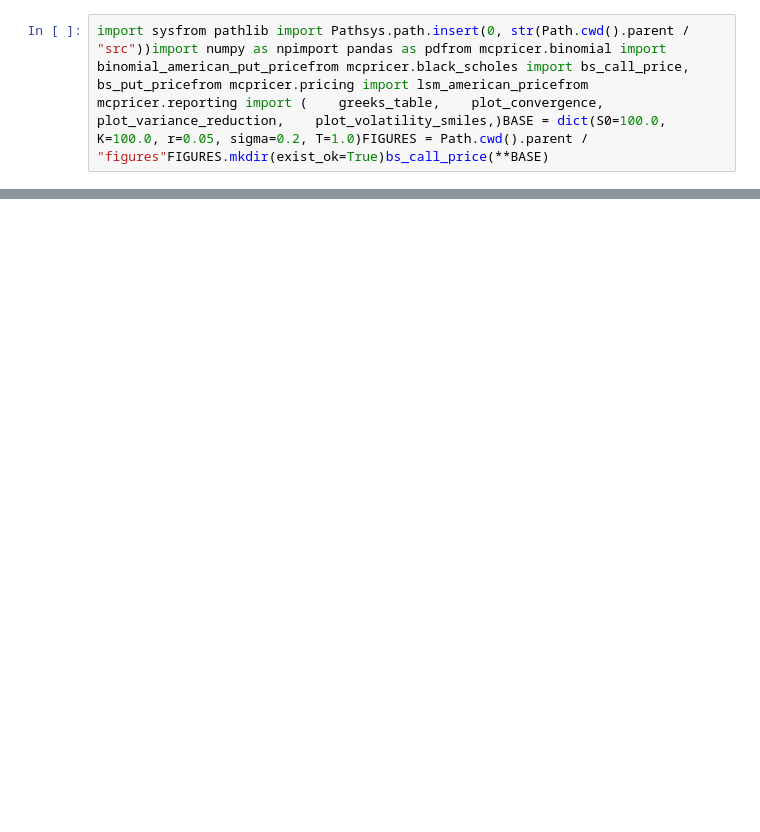
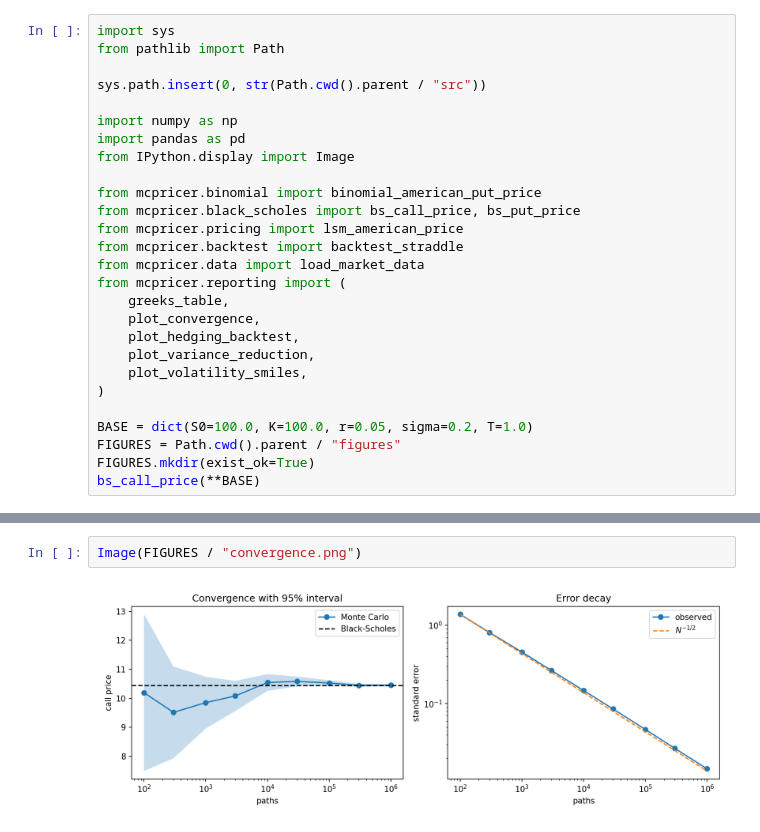
Before and after one commit to namesarnav/mcop, a Jupyter notebook: notebooks/results_report.ipynb, the cells around one changed output, grey strips where cells are left out. Saved outputs shown, nothing was run; the diff lists cells and outputs as text; blank space fills up the shorter version.

Commit message:
docs: execute results notebook with backtest section

```diff
--- a/notebooks/results_report.ipynb
+++ b/notebooks/results_report.ipynb
@@ -3,2 +6,27 @@
 # %%
-import sysfrom pathlib import Pathsys.path.insert(0, str(Path.cwd().parent / "src"))import numpy as npimport pandas as pdfrom mcpricer.binomial import binomial_american_put_pricefrom mcpricer.black_scholes import bs_call_price, bs_put_pricefrom mcpricer.pricing import lsm_american_pricefrom mcpricer.reporting import (    greeks_table,    plot_convergence,    plot_variance_reduction,    plot_volatility_smiles,)BASE = dict(S0=100.0, K=100.0, r=0.05, sigma=0.2, T=1.0)FIGURES = Path.cwd().parent / "figures"FIGURES.mkdir(exist_ok=True)bs_call_price(**BASE)
+import sys
+from pathlib import Path
+
+sys.path.insert(0, str(Path.cwd().parent / "src"))
+
+import numpy as np
+import pandas as pd
+from IPython.display import Image
+
+from mcpricer.binomial import binomial_american_put_price
+from mcpricer.black_scholes import bs_call_price, bs_put_price
+from mcpricer.pricing import lsm_american_price
+from mcpricer.backtest import backtest_straddle
+from mcpricer.data import load_market_data
+from mcpricer.reporting import (
+    greeks_table,
+    plot_convergence,
+    plot_hedging_backtest,
+    plot_variance_reduction,
+    plot_volatility_smiles,
+)
+
+BASE = dict(S0=100.0, K=100.0, r=0.05, sigma=0.2, T=1.0)
+FIGURES = Path.cwd().parent / "figures"
+FIGURES.mkdir(exist_ok=True)
+bs_call_price(**BASE)
@@ -9 +55,5 @@ study = plot_convergence(FIGURES / "convergence.png")pd.DataFrame(study).set_ind
+# %%
+Image(FIGURES / "convergence.png")
+# %% [output]
+[figure, added]
 # %% [markdown]
```
Also changed, not shown: parts of 18 cells of this notebook.
